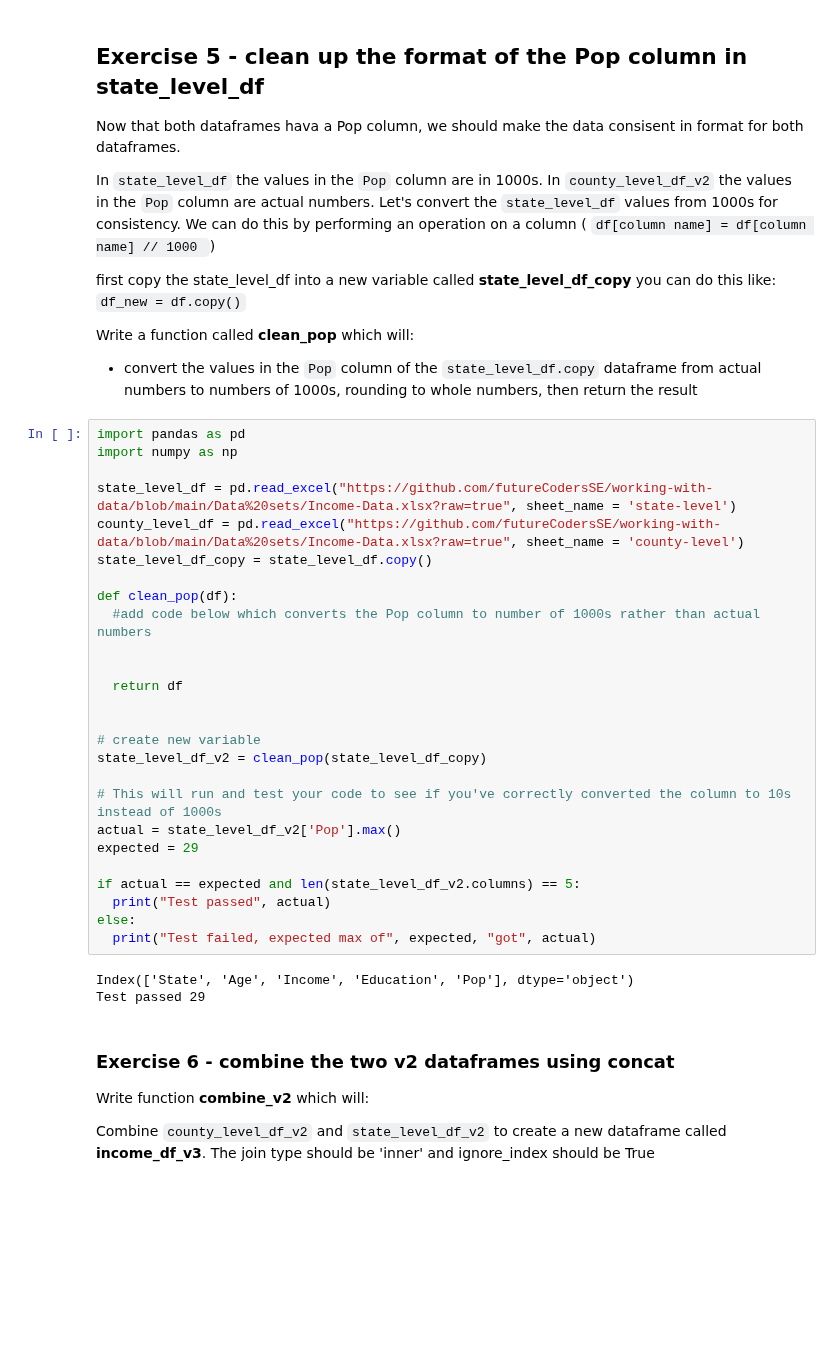
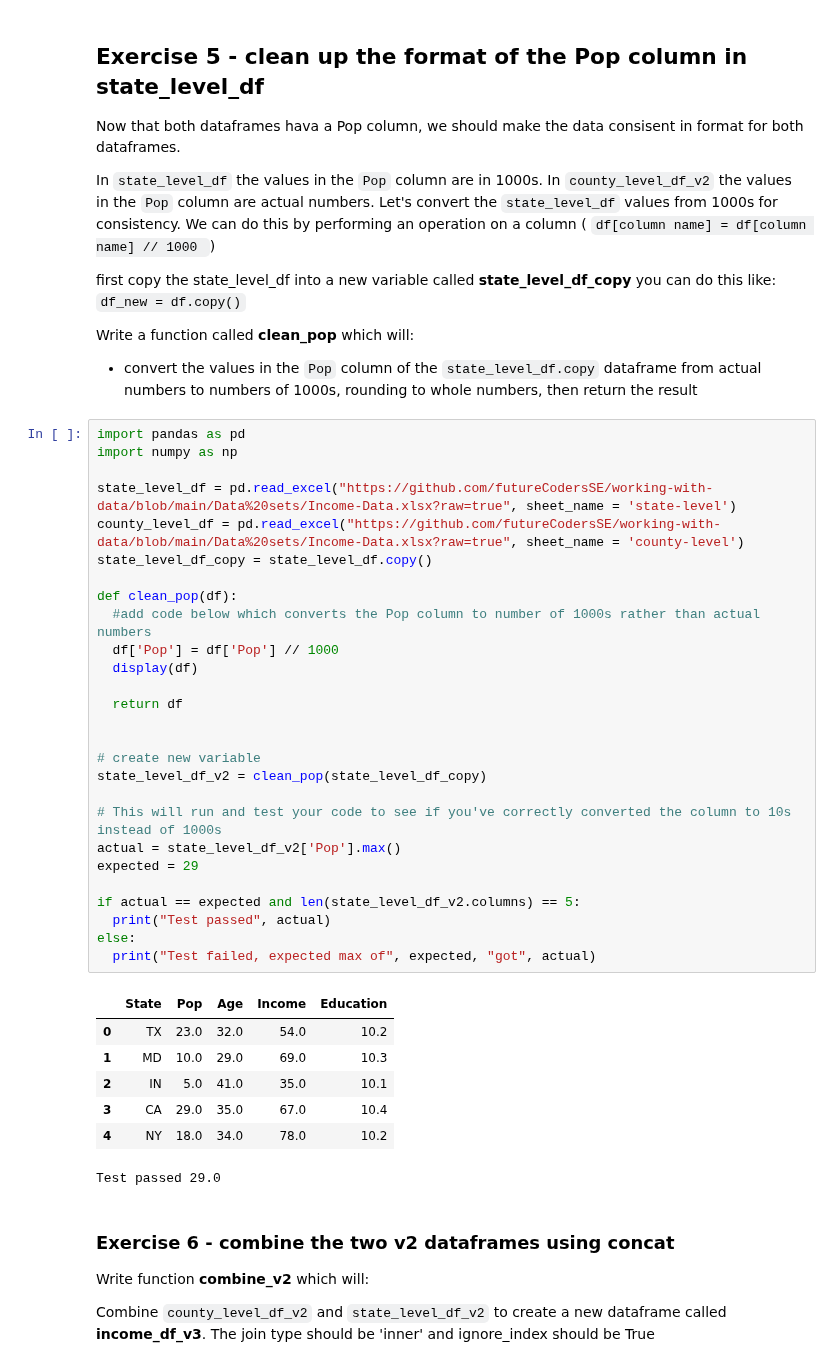
Before and after one commit to mrsferret/Code-Division, a Jupyter notebook: Worksheets/4_Wrangle_the_data.ipynb, the cells around one changed output. Drawn from its saved outputs; the diff is of its cells as text; blank space fills up the shorter version.

```diff
--- a/Worksheets/4_Wrangle_the_data.ipynb
+++ b/Worksheets/4_Wrangle_the_data.ipynb
@@ -334,32 +334,38 @@ Write a function called **clean_pop** which will:
 # %%
 import pandas as pd
 import numpy as np
 
 state_level_df = pd.read_excel("https://github.com/futureCodersSE/working-with-data/blob/main/Data%20sets/Income-Data.xlsx?raw=true", sheet_name = 'state-level')
 county_level_df = pd.read_excel("https://github.com/futureCodersSE/working-with-data/blob/main/Data%20sets/Income-Data.xlsx?raw=true", sheet_name = 'county-level')
 state_level_df_copy = state_level_df.copy()
 
 def clean_pop(df):
   #add code below which converts the Pop column to number of 1000s rather than actual numbers
-
+  df['Pop'] = df['Pop'] // 1000
+  display(df)
 
   return df
 
 
 # create new variable
 state_level_df_v2 = clean_pop(state_level_df_copy)
 
 # This will run and test your code to see if you've correctly converted the column to 10s instead of 1000s
 actual = state_level_df_v2['Pop'].max()
 expected = 29
 
 if actual == expected and len(state_level_df_v2.columns) == 5:
   print("Test passed", actual)
 else:
   print("Test failed, expected max of", expected, "got", actual)
 # %% [output]
+|  | State | Pop | Age | Income | Education |
+| 0 | TX | 23.0 | 32.0 | 54.0 | 10.2 |
+| 1 | MD | 10.0 | 29.0 | 69.0 | 10.3 |
+| 2 | IN | 5.0 | 41.0 | 35.0 | 10.1 |
+| 3 | CA | 29.0 | 35.0 | 67.0 | 10.4 |
+| 4 | NY | 18.0 | 34.0 | 78.0 | 10.2 |
-Index(['State', 'Age', 'Income', 'Education', 'Pop'], dtype='object')
-Test passed 29
+Test passed 29.0
 # %% [markdown]
 ### Exercise 6 - combine the two v2 dataframes using concat
 
```
